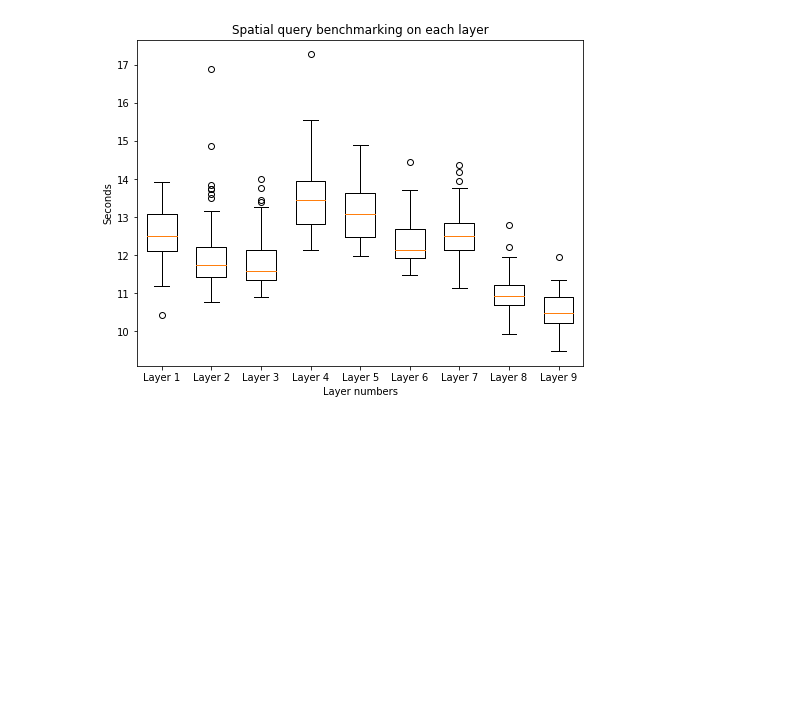
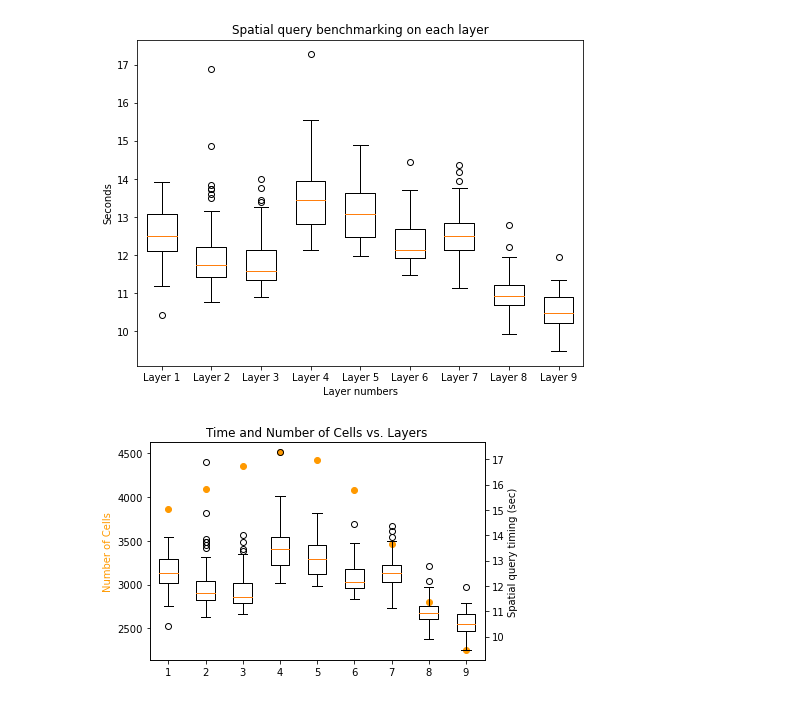
Before and after one commit to ccb-hms/hmc-clinic-2022-23, a Jupyter notebook: assignment_5/Notebooks/benchmarking.ipynb, the cells around one changed output. Drawn from its saved outputs; the diff is of its cells as text; code cells hidden in the pictures; blank space fills up the shorter version.

Commit message:
add benchmarking plots

```diff
--- a/assignment_5/Notebooks/benchmarking.ipynb
+++ b/assignment_5/Notebooks/benchmarking.ipynb
@@ -162,3 +162,46 @@ plt.savefig('spatial_query_benchmarking.pdf', format='pdf');
 plt.show()
 # %% [output]
 [figure]
+# %%
+import matplotlib.pyplot as plt
+import numpy as np
+
+# Generate some sample data
+data = time_stats
+x = np.arange(1, 10)
+
+# Create figure and axis objects
+fig, ax1 = plt.subplots()
+
+# Create a twin axis object
+ax2 = ax1.twinx()
+
+# Plot data on each axis
+
+# ax2.plot(x, [np.mean(d) for d in data], 'ro-')
+num_cells = np.array([3866,
+                    4095,
+                    4351,
+                    4512,
+                    4426,
+                    4085,
+                    3467,
+                    2806,
+                    2253])
+
+ax1.scatter(x, num_cells, alpha=1, color='#ff9900ff', marker='o')
+ax2.boxplot(data, labels=x)
+# ax2.plot(x, num_molecules, 'bo-')
+
+# Set labels and titles
+ax1.set_ylabel('Number of Cells', color='#ff9900ff')
+ax2.set_xlabel('Layer number')
+ax2.set_ylabel('Spatial query timing (sec)')
+
+plt.title("Time and Number of Cells vs. Layers");
+plt.savefig('boxplot1.pdf', format="pdf", bbox_inches='tight');
+
+# Show the plot
+plt.show();
+# %% [output]
+[figure, added]
```
Also changed, not shown: parts of 3 cells of this notebook.
